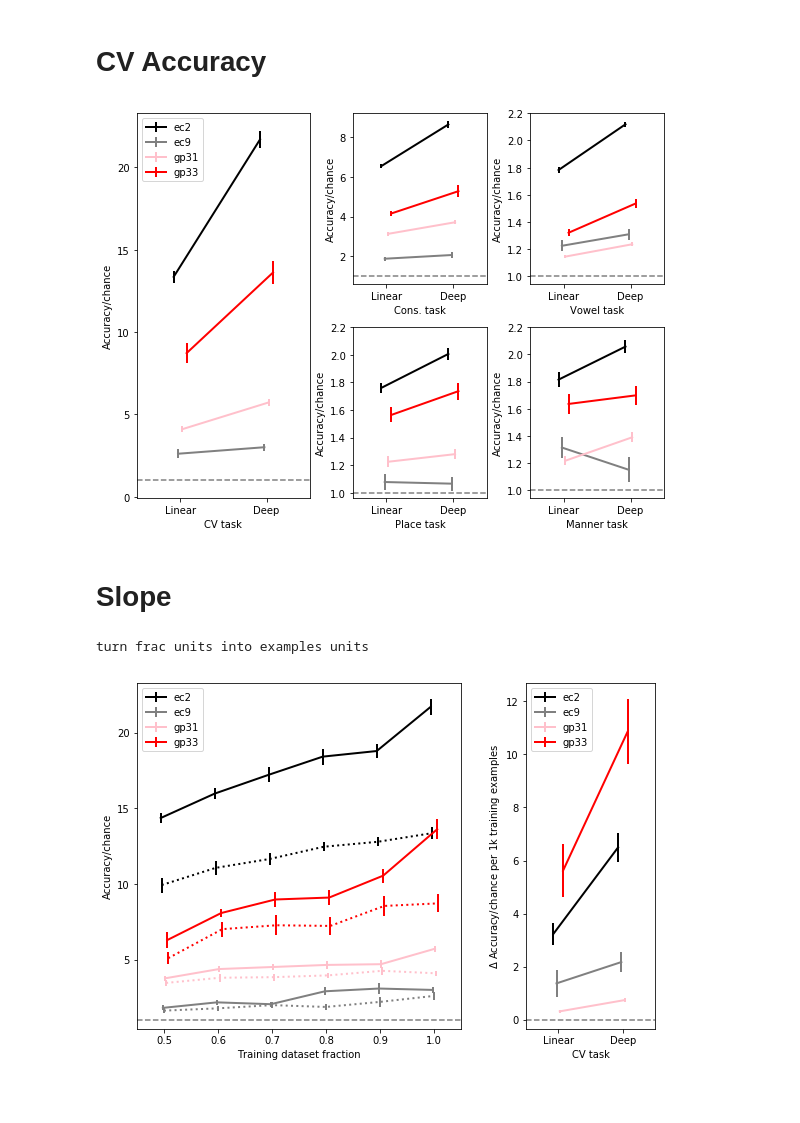
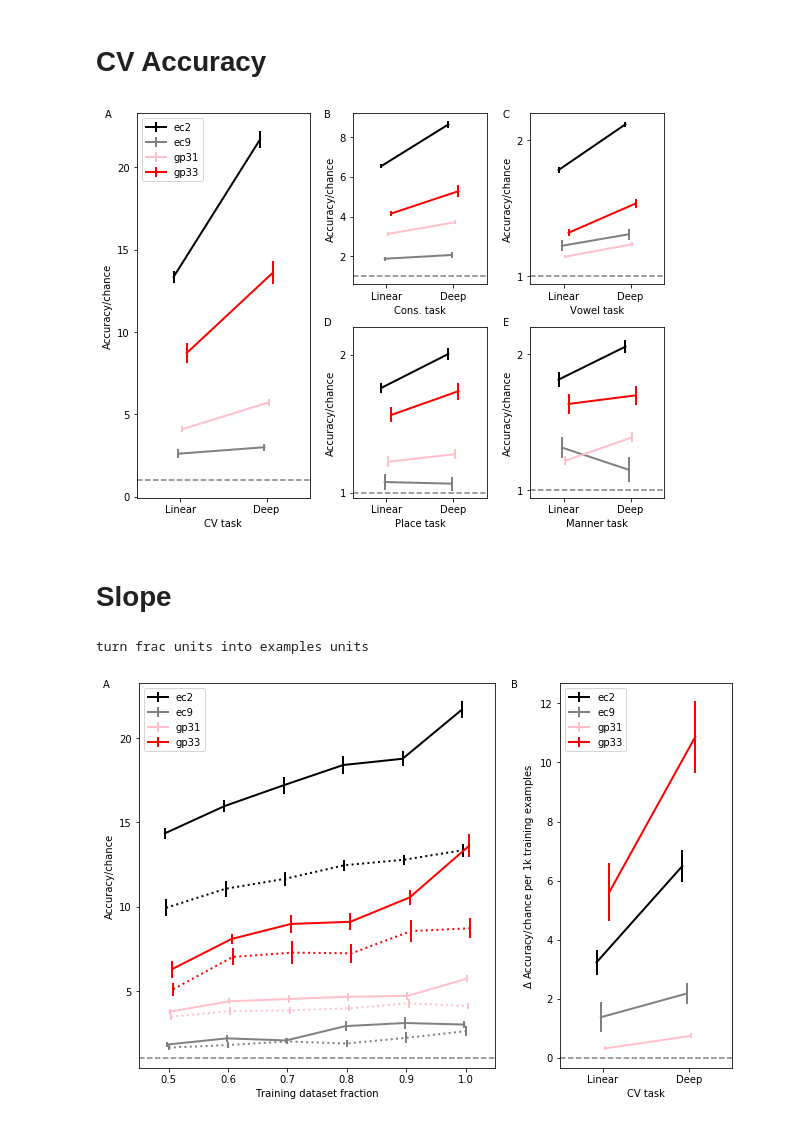
Before and after one commit to BouchardLab/cv_paper_plots, a Jupyter notebook: accuracy_slope/accuracy_slope.ipynb, the cells around one changed output. Saved outputs shown, nothing was run; the diff lists cells and outputs as text; code cells hidden in the pictures; blank space fills up the shorter version.

```diff
--- a/accuracy_slope/accuracy_slope.ipynb
+++ b/accuracy_slope/accuracy_slope.ipynb
@@ -91,21 +91,51 @@ accuracy.plot_cv_accuracy(other_deep_accuracy['p'], other_linear_accuracy['p'],
 accuracy.plot_cv_accuracy(other_deep_accuracy['m'], other_linear_accuracy['m'],
                           chance[4, :, -1], subjects, colors, ax_m, 'Manner task', False, ymax=2.2)
 
+x0 = .02
+y0 = .98
+x1 = .4
+y1 = .5
+x2 = .71
+
+f.text(x0, y0, 'A')
+f.text(x1, y0, 'B')
+f.text(x2, y0, 'C')
+f.text(x1, y1, 'D')
+f.text(x2, y1, 'E')
+
 plt.savefig(os.path.join(os.environ['HOME'], 'Downloads/accuracy.pdf'))
 # %% [output]
-[figure, old version]
+[figure, new version]
 # %% [markdown]
 # Slope
 # %%
 reload(slope)
 plt.close()
 f = plt.figure(figsize=(9, 6))
 
-ax_lines = f.add_axes([.1, .1, .5, .8])
-ax_slopes = f.add_axes([.70, .1, .2, .8])
+te = .01
+le = .075
+re = .01
+be = .1
+h_gap = .1
+
+w1 = .55
+w2 = 1. - le - w1 - h_gap - re
+h = 1. - te - be
+
+ax_lines = f.add_axes([le, be, w1, h])
+ax_slopes = f.add_axes([le + w1 + h_gap, be, w2, h])
 
 slope.plot_cv_slope(deep_all, linear_all, chance[0], training_size, subjects, fracs, colors, (ax_lines, ax_slopes))
+
+x0 = .02
+y0 = .98
+x1 = .65
+
+f.text(x0, y0, 'A')
+f.text(x1, y0, 'B')
+
 plt.savefig(os.path.join(os.environ['HOME'], 'Downloads/slope.pdf'))
 # %% [output]
 turn frac units into examples units
-[figure, old version]
+[figure, new version]
```
Also changed, not shown: 1 other file.
